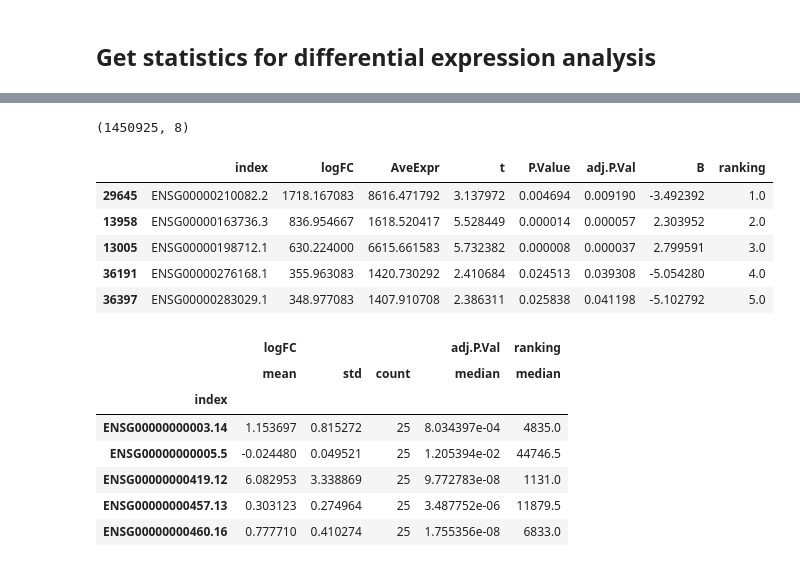
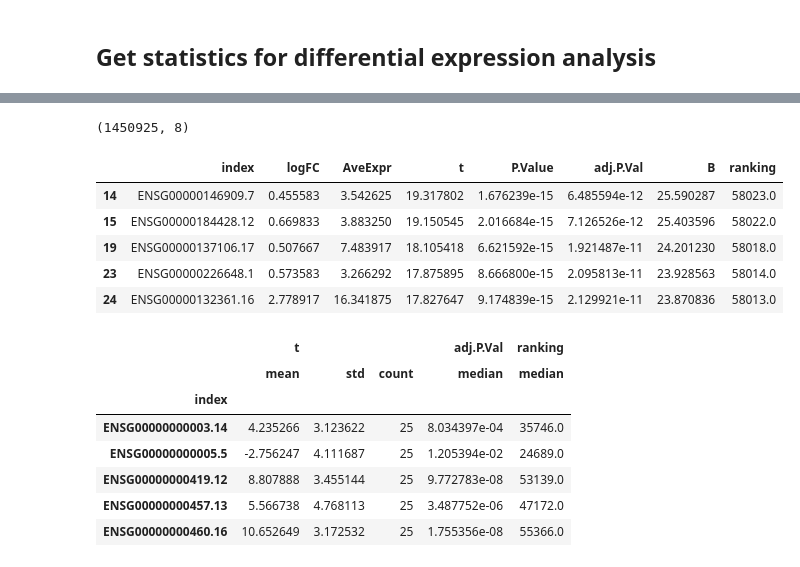
Before and after one commit to greenelab/simulate-expression-compendia, a Jupyter notebook: Rank_pathways/3_gene_DE_analysis.ipynb, the cells around one changed output, grey strips where cells are left out. Drawn from its saved outputs; the diff is of its cells as text; code cells hidden in the pictures.

Commit message:
update nb to compare ranks

```diff
--- a/Rank_pathways/3_gene_DE_analysis.ipynb
+++ b/Rank_pathways/3_gene_DE_analysis.ipynb
@@ -51,8 +51,8 @@ dataset_name = params['dataset_name']
 num_runs = params['num_simulated']
 project_id = params['project_id']
 
-rerun_template = True
-rerun_simulated = True
+rerun_template = False
+rerun_simulated = False
 # %%
 # Load real template experiment
 template_data_file = os.path.join(
@@ -225,4 +223,4 @@ By comparison:
 # %% [markdown]
 ## Get statistics for differential expression analysis
 # %%
-col_to_rank = 'logFC'
+col_to_rank = 't'
@@ -243,56 +253,73 @@ template_DE_stats.head()
 # %%
 # Concatenate simulated experiments
 simulated_DE_stats_all = pd.DataFrame()
 for i in range(num_runs):
     simulated_DE_stats_file = os.path.join(
         local_dir,
         "DE_stats",
         "DE_stats_simulated_data_"+project_id+"_"+str(i)+".txt")
 
     #Read results
     simulated_DE_stats = pd.read_csv(
         simulated_DE_stats_file,
         header=0,
         sep='\t',
         index_col=0)
 
     simulated_DE_stats.reset_index(inplace=True)
 
     # Add ranks of simulated experiment
-    simulated_DE_stats['ranking'] = simulated_DE_stats[col_to_rank].rank(ascending = 0)
-    simulated_DE_stats = simulated_DE_stats.sort_values(by=col_to_rank, ascending=False)
+    # If ranking by p-value or adjusted p-value then high rank = low value
+    if col_to_rank in ['P.Value', 'adj.P.Val']:
+        simulated_DE_stats['ranking'] = simulated_DE_stats[col_to_rank].rank(ascending = False)
+        simulated_DE_stats = simulated_DE_stats.sort_values(by=col_to_rank, ascending=True)
+
+    # If ranking by logFC then high rank = high abs(value)
+    elif col_to_rank in ['logFC','t']:
+        simulated_DE_stats['ranking'] = simulated_DE_stats[col_to_rank].abs().rank(ascending = True)
+        simulated_DE_stats = simulated_DE_stats.sort_values(by=col_to_rank, ascending=False)
+
+    # If ranking by Z-score then high rank = high value
+    else:
+        simulated_DE_stats['ranking'] = simulated_DE_stats[col_to_rank].rank(ascending = True)
+        simulated_DE_stats = simulated_DE_stats.sort_values(by=col_to_rank, ascending=False)
 
     # Concatenate df
     simulated_DE_stats_all = pd.concat([simulated_DE_stats_all,
                                        simulated_DE_stats])
 
 print(simulated_DE_stats_all.shape)
 simulated_DE_stats_all.head()
 # %% [output]
 (1450925, 8)
 |  | index | logFC | AveExpr | t | P.Value | adj.P.Val | B | ranking |
-| 29645 | ENSG00000210082.2 | 1718.167083 | 8616.471792 | 3.137972 | 0.004694 | 0.009190 | -3.492392 | 1.0 |
-| 13958 | ENSG00000163736.3 | 836.954667 | 1618.520417 | 5.528449 | 0.000014 | 0.000057 | 2.303952 | 2.0 |
-| 13005 | ENSG00000198712.1 | 630.224000 | 6615.661583 | 5.732382 | 0.000008 | 0.000037 | 2.799591 | 3.0 |
-| 36191 | ENSG00000276168.1 | 355.963083 | 1420.730292 | 2.410684 | 0.024513 | 0.039308 | -5.054280 | 4.0 |
-| 36397 | ENSG00000283029.1 | 348.977083 | 1407.910708 | 2.386311 | 0.025838 | 0.041198 | -5.102792 | 5.0 |
+| 14 | ENSG00000146909.7 | 0.455583 | 3.542625 | 19.317802 | 1.676239e-15 | 6.485594e-12 | 25.590287 | 58023.0 |
+| 15 | ENSG00000184428.12 | 0.669833 | 3.883250 | 19.150545 | 2.016684e-15 | 7.126526e-12 | 25.403596 | 58022.0 |
+| 19 | ENSG00000137106.17 | 0.507667 | 7.483917 | 18.105418 | 6.621592e-15 | 1.921487e-11 | 24.201230 | 58018.0 |
+| 23 | ENSG00000226648.1 | 0.573583 | 3.266292 | 17.875895 | 8.666800e-15 | 2.095813e-11 | 23.928563 | 58014.0 |
+| 24 | ENSG00000132361.16 | 2.778917 | 16.341875 | 17.827647 | 9.174839e-15 | 2.129921e-11 | 23.870836 | 58013.0 |
 # %%
-simulated_DE_summary_stats = simulated_DE_stats_all.groupby(['index'])[[col_to_rank, 'adj.P.Val', 'ranking']].agg({
-    col_to_rank:['mean', 'std','count'],
-    'adj.P.Val':['median'],
-    'ranking':['median']
-})
-
+if col_to_rank == "adj.P.Val":
+    simulated_DE_summary_stats = simulated_DE_stats_all.groupby(['index'])[[col_to_rank, 'adj.P.Val', 'ranking']].agg({
+        col_to_rank:['mean', 'std','count', 'median'],
+        'ranking':['median']
+    })
+else:
+    simulated_DE_summary_stats = simulated_DE_stats_all.groupby(['index'])[[col_to_rank, 'adj.P.Val', 'ranking']].agg({
+        col_to_rank:['mean', 'std','count'],
+        'adj.P.Val':['median'],
+        'ranking':['median']
+    })
 simulated_DE_summary_stats.head()
 # %% [output]
-|  | logFC |  |  | adj.P.Val | ranking |
+|  | t |  |  | adj.P.Val | ranking |
 |  | mean | std | count | median | median |
 | index |  |  |  |  |  |
-| ENSG00000000003.14 | 1.153697 | 0.815272 | 25 | 8.034397e-04 | 4835.0 |
-| ENSG00000000005.5 | -0.024480 | 0.049521 | 25 | 1.205394e-02 | 44746.5 |
-| ENSG00000000419.12 | 6.082953 | 3.338869 | 25 | 9.772783e-08 | 1131.0 |
-| ENSG00000000457.13 | 0.303123 | 0.274964 | 25 | 3.487752e-06 | 11879.5 |
-| ENSG00000000460.16 | 0.777710 | 0.410274 | 25 | 1.755356e-08 | 6833.0 |
+| ENSG00000000003.14 | 4.235266 | 3.123622 | 25 | 8.034397e-04 | 35746.0 |
+| ENSG00000000005.5 | -2.756247 | 4.111687 | 25 | 1.205394e-02 | 24689.0 |
+| ENSG00000000419.12 | 8.807888 | 3.455144 | 25 | 9.772783e-08 | 53139.0 |
+| ENSG00000000457.13 | 5.566738 | 4.768113 | 25 | 3.487752e-06 | 47172.0 |
+| ENSG00000000460.16 | 10.652649 | 3.172532 | 25 | 1.755356e-08 | 55366.0 |
 # %%
 # Merge template statistics with simulated statistics
 template_simulated_DE_stats = template_DE_stats.merge(simulated_DE_summary_stats,
```
Also changed, not shown: parts of 7 cells of this notebook, 2 other files.
